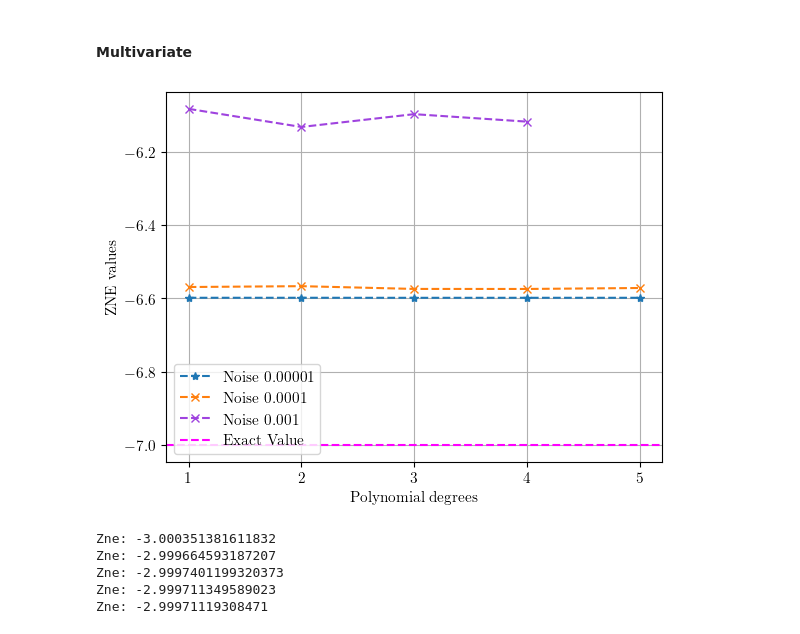
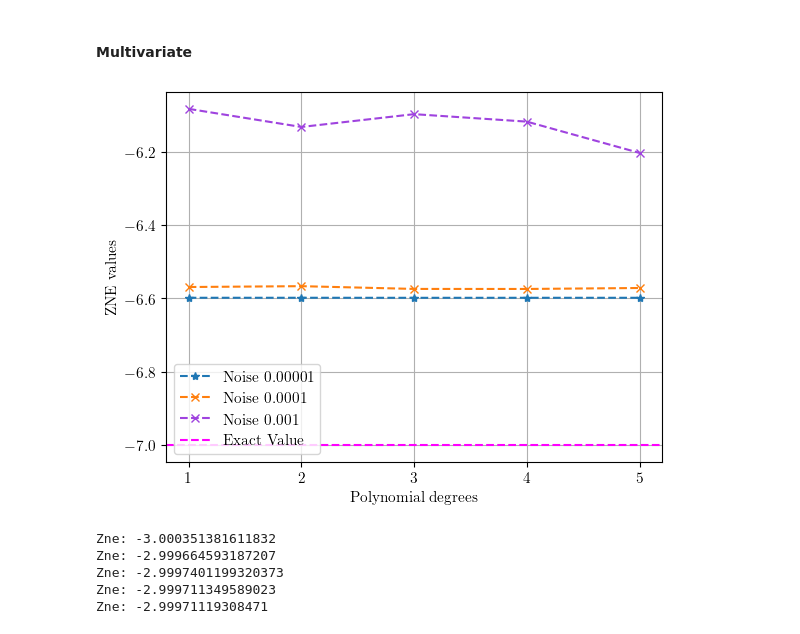
Before and after one commit to arijit-ship/indirect-zne, a Jupyter notebook: notebook/ErrorMitigation_ZNE.ipynb, the cells around one changed output. Cells and saved outputs as stored; diff of their text form; code cells hidden in the pictures.

Commit message:
new data

```diff
--- a/notebook/ErrorMitigation_ZNE.ipynb
+++ b/notebook/ErrorMitigation_ZNE.ipynb
@@ -539,37 +557,37 @@ zne_Q8N2_vals = [
     zne_Q8N2_D5.getRichardsonZNE(),
 ]
 
 zne_Q8N3_D1 = ZeroNoiseExtrapolation(dataPoints = data_Q8N3[ : 4], degree = 1)
 zne_Q8N3_D2 = ZeroNoiseExtrapolation(dataPoints = data_Q8N3[ : 10], degree = 2)
 zne_Q8N3_D3 = ZeroNoiseExtrapolation(dataPoints = data_Q8N3[ : 20], degree = 3)
 zne_Q8N3_D4 = ZeroNoiseExtrapolation(dataPoints = data_Q8N3[ : 35], degree = 4)
-# zne_Q8N3_D5 = ZeroNoiseExtrapolation(dataPoints = data_Q8N3[ : 56], degree = 5)
+zne_Q8N3_D5 = ZeroNoiseExtrapolation(dataPoints = data_Q8N3[ : 56], degree = 5)
 
 zne_Q8N3_vals = [
     zne_Q8N3_D1.getRichardsonZNE(),
     zne_Q8N3_D2.getRichardsonZNE(),
     zne_Q8N3_D3.getRichardsonZNE(),
     zne_Q8N3_D4.getRichardsonZNE(),
-    # zne_Q8N3_D5.getRichardsonZNE(),
+    zne_Q8N3_D5.getRichardsonZNE(),
 ]
 
 
 # Y-axis labels
 labels = ["1", "2", "3", "4", "5"]
 
 plt.plot(labels, zne_Q8N1_vals, marker='*', linestyle='--', color='#1f77b4', label='Noise $0.00001$')
 plt.plot(labels, zne_Q8N2_vals, marker='x', linestyle='--', color='#ff7f0e', label='Noise $0.0001$')
-plt.plot(labels[ : 4], zne_Q8N3_vals, marker='x', linestyle='--', color='#9f43df', label='Noise $0.001$')
+plt.plot(labels, zne_Q8N3_vals, marker='x', linestyle='--', color='#9f43df', label='Noise $0.001$')
 plt.axhline(y = exact_Q8, color='magenta', linestyle='--', label='Exact Value')
 plt.xlabel('Polynomial degrees')
 plt.ylabel('ZNE values')
 #plt.title('8-qubit ZNE Values vs Exact \n Value without time constraint')
 plt.legend()
 plt.grid(True)
 # Show the plot
 plt.show()
 # %% [output]
-[figure, old version]
+[figure, new version]
 # %%
 zne_Q4N1_D1 = ZeroNoiseExtrapolation(dataPoints = random.sample(data_Q4N1, 4), degree = 1)
 zne_Q4N1_D2 = ZeroNoiseExtrapolation(dataPoints = random.sample(data_Q4N1, 10), degree = 2)
```
Also changed, not shown: parts of 2 cells of this notebook, 1 other file.
